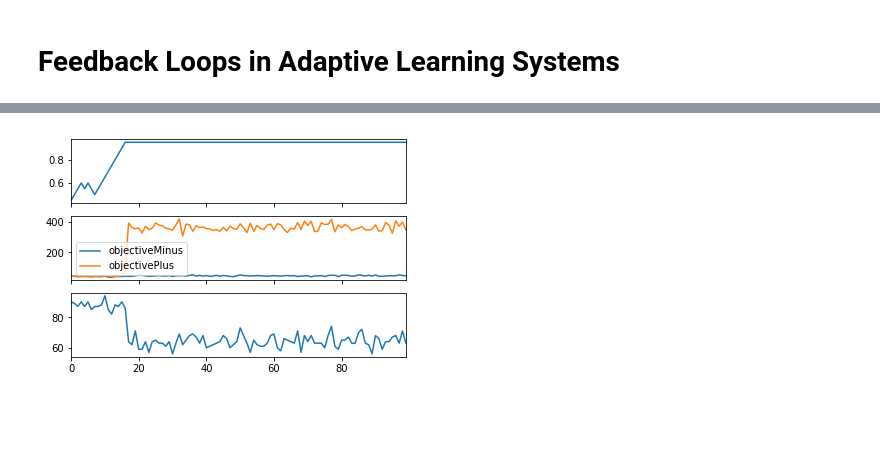
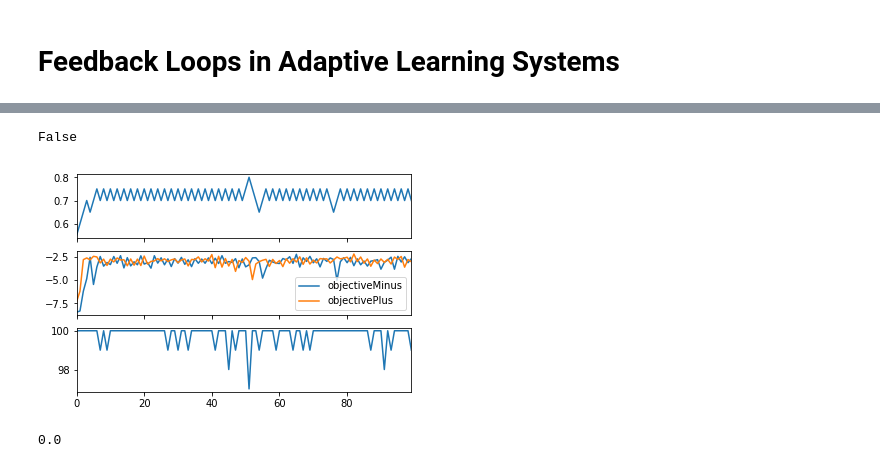
Before and after one commit to effa/iv109, a Jupyter notebook: 2018-05-09-exploration.ipynb, the cells around one changed output, grey strips where cells are left out. Cells and saved outputs as stored; diff of their text form; code cells hidden in the pictures; blank space fills up the shorter version.

```diff
--- a/2018-05-09-exploration.ipynb
+++ b/2018-05-09-exploration.ipynb
@@ -207,4 +148,36 @@ perform_simulation()
-# %%
-perform_simulation(proxy_objective=proxy_objective_successful_tasks)
-# %% [output]
-[figure, removed]
+# %%
+results = perform_simulation(
+                proxy_objective=proxy_objective_natural_success,
+                i_student=0,
+                n_iters=100,
+                n_students=100)
+print(np.mean(np.abs(results.thresholds - 0.5) > 0.44) > 0.5)
+plot_simulation(results)
+# %% [output]
+False
+[figure, added]
+# %%
+def evaluate_system(
+        proxy_objective=proxy_objective_successful_tasks,
+        n_iters_system=50,
+        n_systems=10,
+        n_students=50):
+    n_anomalies = 0
+    for i_system in range(n_systems):
+        for i_student in range(len(bkt_params)):
+            results = perform_simulation(
+                proxy_objective=proxy_objective,
+                i_student=i_student,
+                n_iters=n_iters_system,
+                n_students=n_students
+            )
+            n_anomalies += int(
+                np.mean(np.abs(results.thresholds - 0.5) > 0.44) > 0.5
+            )
+    n_experiments = n_systems * len(bkt_params)
+    return n_anomalies / n_experiments
+
+evaluate_system(
+    proxy_objective=lambda s: proxy_objective_natural_success(s, 0.7))
+# %% [output]
+0.0
```
Also changed, not shown: parts of 11 cells of this notebook, 1 other file.
